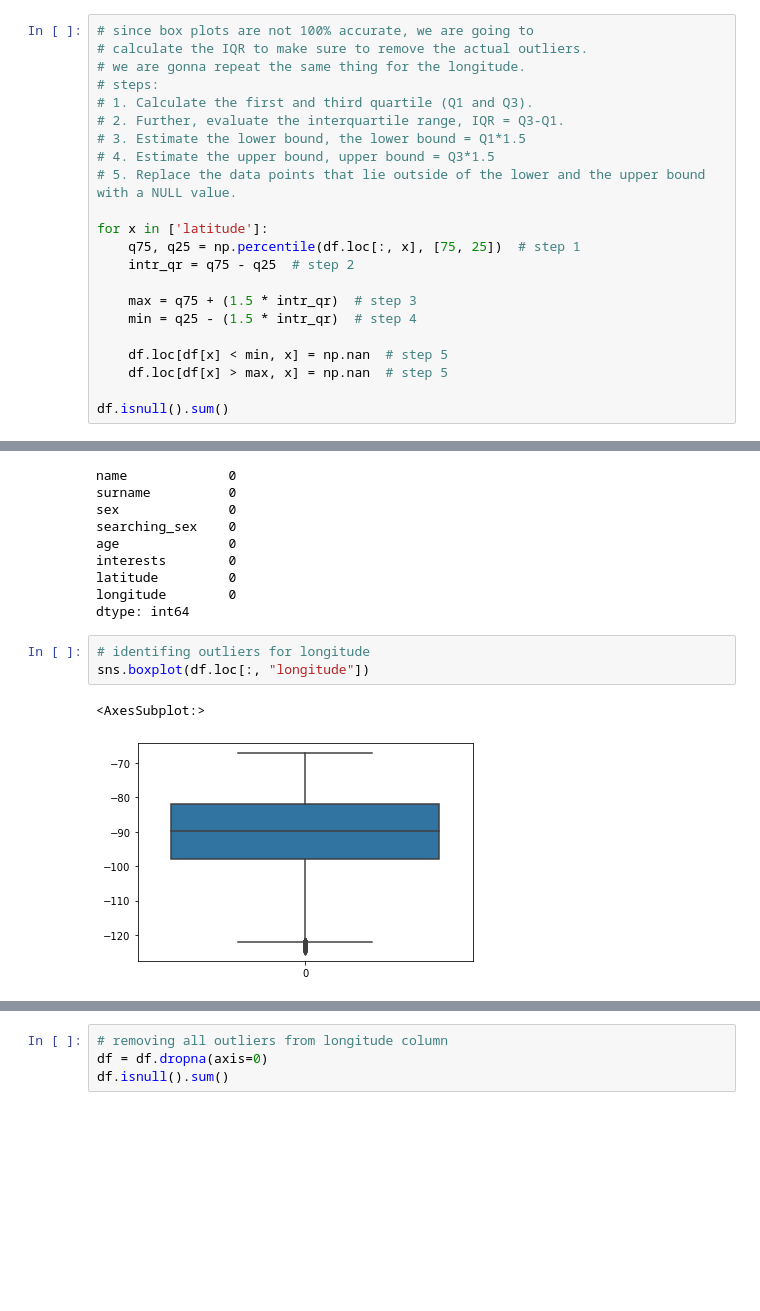
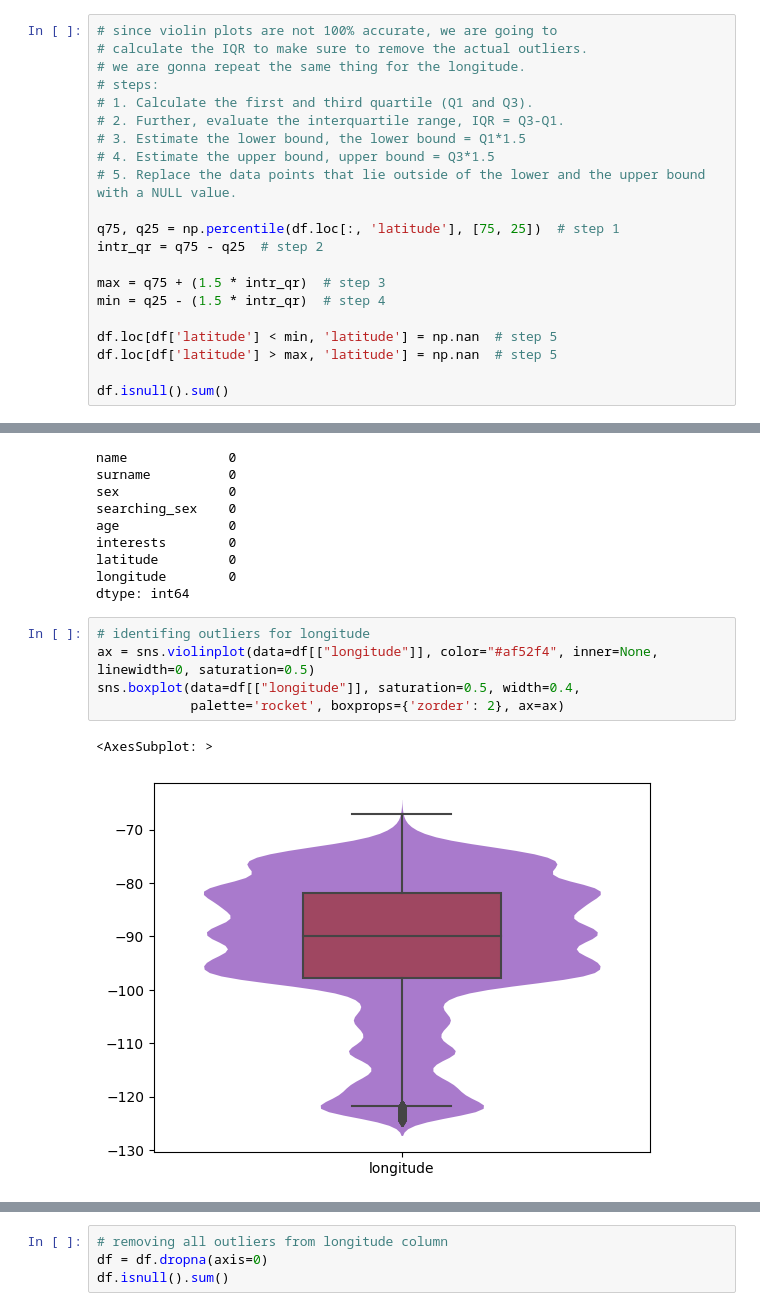
Before and after one commit to angelonazzaro/ZaMatcher, a Jupyter notebook: lat_long_clustering.ipynb, the cells around one changed output, grey strips where cells are left out. Cells and saved outputs as stored; diff of their text form; blank space fills up the shorter version.

```diff
--- a/lat_long_clustering.ipynb
+++ b/lat_long_clustering.ipynb
@@ -14,5 +16,5 @@ sns.boxplot(df.loc[:, "latitude"])
 # %%
-# since box plots are not 100% accurate, we are going to
+# since violin plots are not 100% accurate, we are going to
 # calculate the IQR to make sure to remove the actual outliers.
 # we are gonna repeat the same thing for the longitude.
 # steps:
@@ -22,15 +24,14 @@ sns.boxplot(df.loc[:, "latitude"])
 # 4. Estimate the upper bound, upper bound = Q3*1.5
 # 5. Replace the data points that lie outside of the lower and the upper bound with a NULL value.
 
-for x in ['latitude']:
-    q75, q25 = np.percentile(df.loc[:, x], [75, 25])  # step 1
-    intr_qr = q75 - q25  # step 2
+q75, q25 = np.percentile(df.loc[:, 'latitude'], [75, 25])  # step 1
+intr_qr = q75 - q25  # step 2
 
-    max = q75 + (1.5 * intr_qr)  # step 3
-    min = q25 - (1.5 * intr_qr)  # step 4
+max = q75 + (1.5 * intr_qr)  # step 3
+min = q25 - (1.5 * intr_qr)  # step 4
 
-    df.loc[df[x] < min, x] = np.nan  # step 5
-    df.loc[df[x] > max, x] = np.nan  # step 5
+df.loc[df['latitude'] < min, 'latitude'] = np.nan  # step 5
+df.loc[df['latitude'] > max, 'latitude'] = np.nan  # step 5
 
 df.isnull().sum()
 # %% [output]
@@ -59,8 +60,10 @@ longitude        0
 dtype: int64
 # %%
 # identifing outliers for longitude
-sns.boxplot(df.loc[:, "longitude"])
+ax = sns.violinplot(data=df[["longitude"]], color="#af52f4", inner=None, linewidth=0, saturation=0.5)
+sns.boxplot(data=df[["longitude"]], saturation=0.5, width=0.4,
+            palette='rocket', boxprops={'zorder': 2}, ax=ax)
 # %% [output]
-<AxesSubplot:>
+<AxesSubplot: >
-[figure, old version]
+[figure, new version]
 # %%
```
Also changed, not shown: parts of 8 cells of this notebook, 2 other files.
